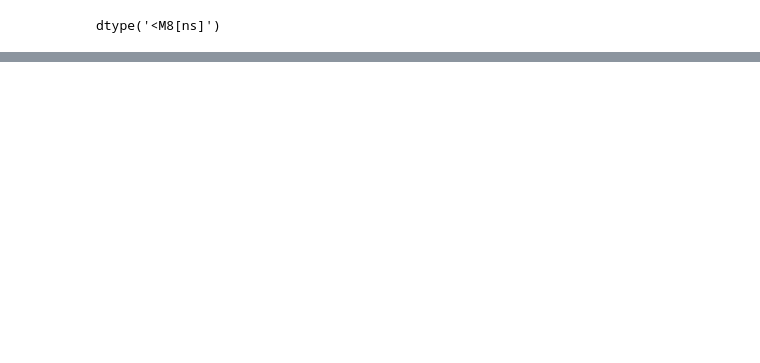
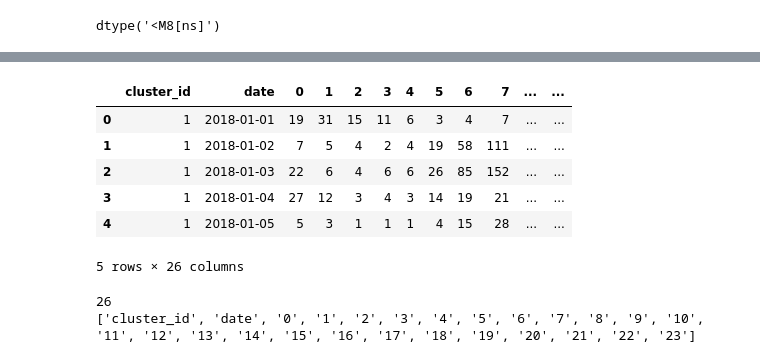
Before and after one commit to Andrejj23/city-bike, a Jupyter notebook: Georgios/mean_shift_clustering.ipynb, the cells around one changed output, grey strips where cells are left out. Drawn from its saved outputs; the diff is of its cells as text; code cells hidden in the pictures; blank space fills up the shorter version.

```diff
--- a/Georgios/mean_shift_clustering.ipynb
+++ b/Georgios/mean_shift_clustering.ipynb
@@ -718,0 +719,29 @@ test_df = time_series_data[time_series_data['start_time'] >= '2018-11-01']
+# %%
+# Reset index + convert 'date'
+ts_daily = ts_daily.reset_index()
+ts_daily['date'] = pd.to_datetime(ts_daily['date'])
+
+# Rename hourly columns from int → string ("0","1",..., "23")
+ts_daily = ts_daily.rename(columns={h: str(h) for h in range(24)})
+
+# Drop hour_of_day column (no longer needed)
+ts_daily = ts_daily.drop(columns=['hour_of_day'], errors='ignore')
+
+# Remove pivot index name (prevents future KeyErrors)
+ts_daily.columns.name = None
+
+ts_daily.head()
+# %% [output]
+|  | cluster_id | date | 0 | 1 | 2 | 3 | 4 | 5 | 6 | 7 | ... | ... |
+| 0 | 1 | 2018-01-01 | 19 | 31 | 15 | 11 | 6 | 3 | 4 | 7 | ... | ... |
+| 1 | 1 | 2018-01-02 | 7 | 5 | 4 | 2 | 4 | 19 | 58 | 111 | ... | ... |
+| 2 | 1 | 2018-01-03 | 22 | 6 | 4 | 6 | 6 | 26 | 85 | 152 | ... | ... |
+| 3 | 1 | 2018-01-04 | 27 | 12 | 3 | 4 | 3 | 14 | 19 | 21 | ... | ... |
+| 4 | 1 | 2018-01-05 | 5 | 3 | 1 | 1 | 1 | 4 | 15 | 28 | ... | ... |
+5 rows × 26 columns
+# %%
+print(len(ts_daily.columns))
+print(list(ts_daily.columns))
+# %% [output]
+26
+['cluster_id', 'date', '0', '1', '2', '3', '4', '5', '6', '7', '8', '9', '10', '11', '12', '13', '14', '15', '16', '17', '18', '19', '20', '21', '22', '23']
```
Also changed, not shown: parts of 17 cells of this notebook, 2 other files.
